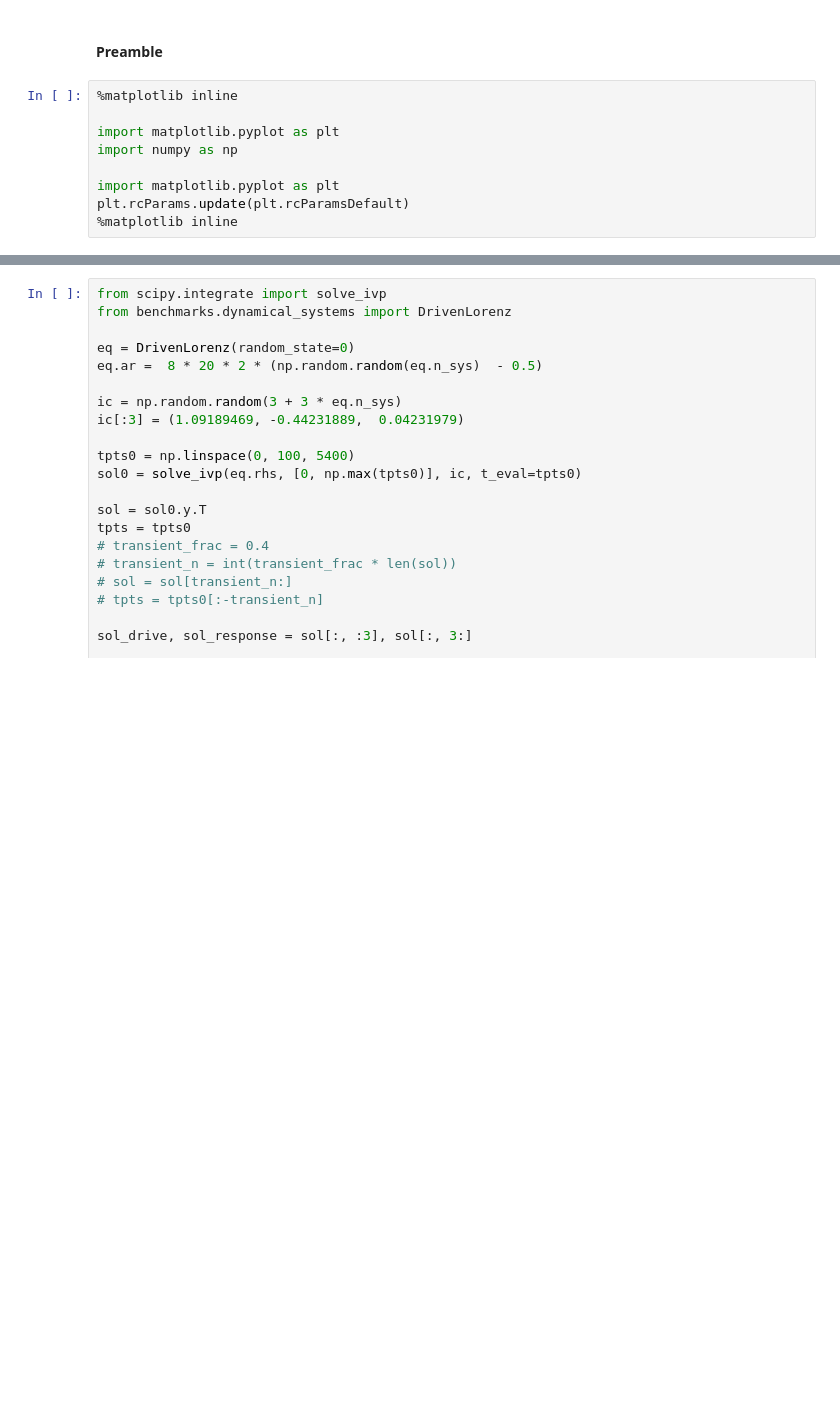
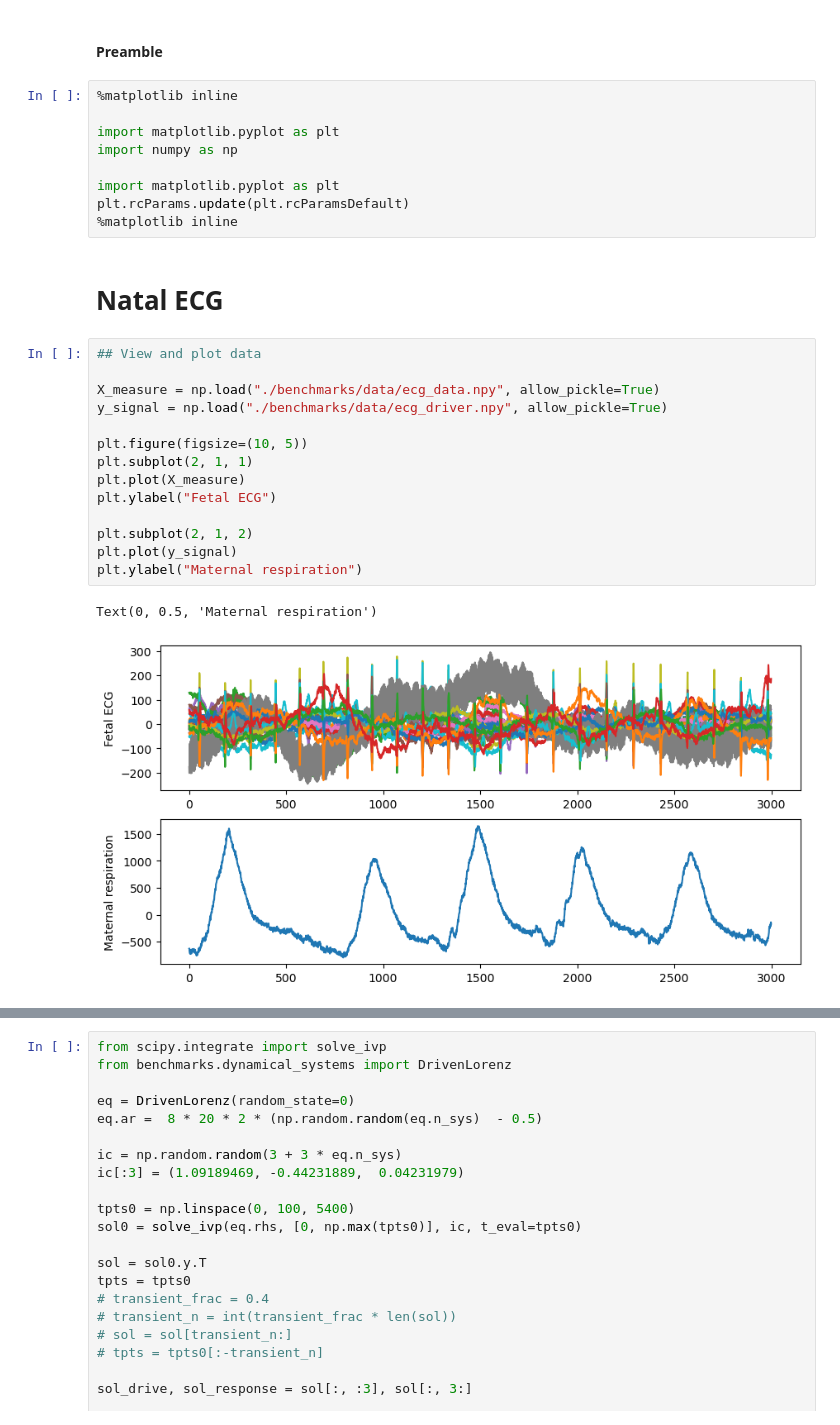
Before and after one commit to williamgilpin/shrec, a Jupyter notebook: demos.ipynb, the cells around one changed output, grey strips where cells are left out. Drawn from its saved outputs; the diff is of its cells as text; blank space fills up the shorter version.

```diff
--- a/demos.ipynb
+++ b/demos.ipynb
@@ -9,3 +9,22 @@ import numpy as np
 import matplotlib.pyplot as plt
 plt.rcParams.update(plt.rcParamsDefault)
 %matplotlib inline
+# %% [markdown]
+# Natal ECG
+# %%
+## View and plot data
+
+X_measure = np.load("./benchmarks/data/ecg_data.npy", allow_pickle=True)
+y_signal = np.load("./benchmarks/data/ecg_driver.npy", allow_pickle=True)
+
+plt.figure(figsize=(10, 5))
+plt.subplot(2, 1, 1)
+plt.plot(X_measure)
+plt.ylabel("Fetal ECG")
+
+plt.subplot(2, 1, 2)
+plt.plot(y_signal)
+plt.ylabel("Maternal respiration")
+# %% [output]
+Text(0, 0.5, 'Maternal respiration')
+[figure, added]
```
Also changed, not shown: parts of 16 cells of this notebook, 13 other files.
